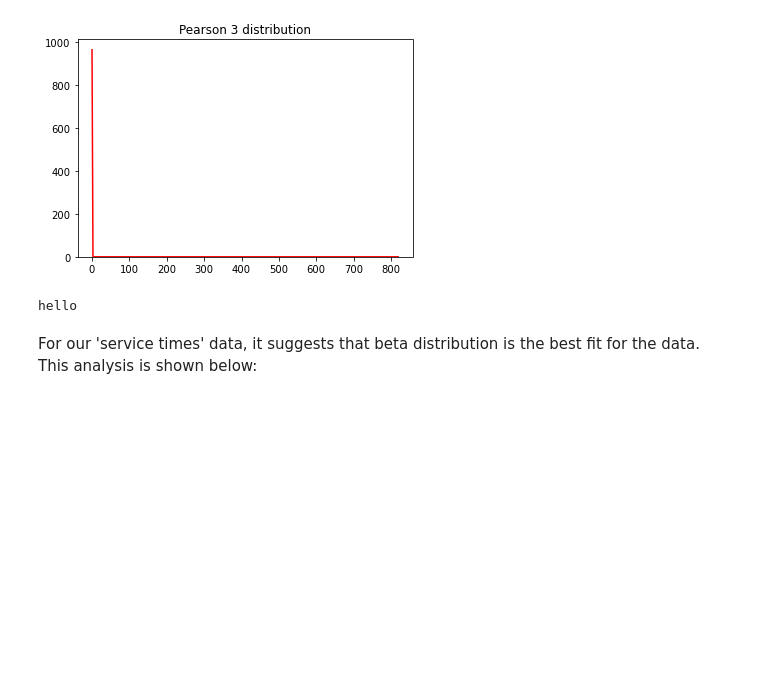
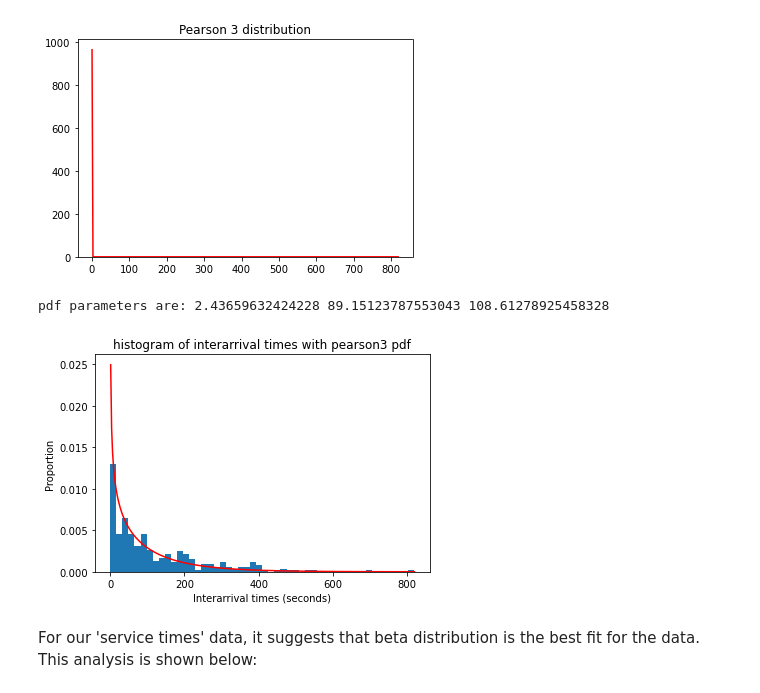
Before and after one commit to kevinye-git/DATA304project, a Jupyter notebook: Histogram_Analysis.ipynb, the cells around one changed output. Drawn from its saved outputs; the diff is of its cells as text; code cells hidden in the pictures; blank space fills up the shorter version.

Commit message:
fixed pearson3

```diff
--- a/Histogram_Analysis.ipynb
+++ b/Histogram_Analysis.ipynb
@@ -87,9 +87,20 @@ plt.plot(lnspcArr, pdf_pearson, 'r-')#,x,pdf,'b--')
 [<matplotlib.lines.Line2D at 0x...>]
 [figure]
 # %%
-print('hello')
+fig, ax = plt.subplots(1, 1)
+ap, bp, cp = st.pearson3.fit(AllArrivals)
+x = np.linspace(st.pearson3.ppf(0.05, ap, bp, cp),
+                st.pearson3.ppf(0.9992, ap, bp, cp), len(AllArrivals))
+ax.plot(x, st.pearson3.pdf(x, ap,bp,cp),
+       'r-', label='pearson3 pdf')
+ax.hist(AllArrivals, density=True, histtype='stepfilled',bins=50)
+plt.title("histogram of interarrival times with pearson3 pdf")
+plt.xlabel("Interarrival times (seconds)")
+plt.ylabel("Proportion")
+print("pdf parameters are:",ap,bp,cp)
 # %% [output]
-hello
+pdf parameters are: 2.43659632424228 89.15123787553043 108.61278925458328
+[figure, added]
 # %% [markdown]
 For our 'service times' data, it suggests that beta distribution is the best fit for the data. This analysis is shown below:
 # %%
```
